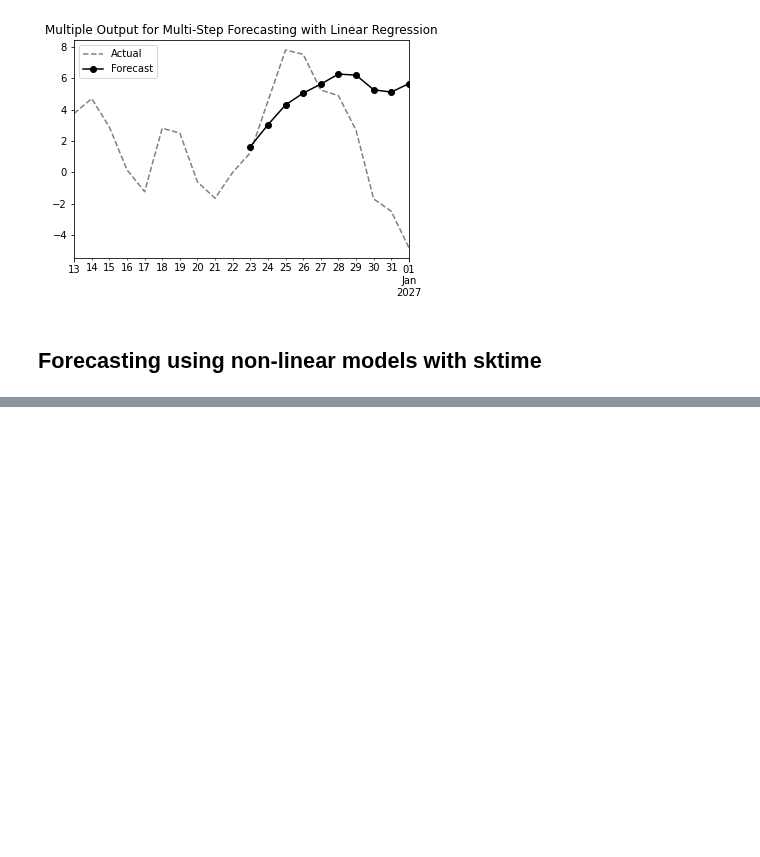
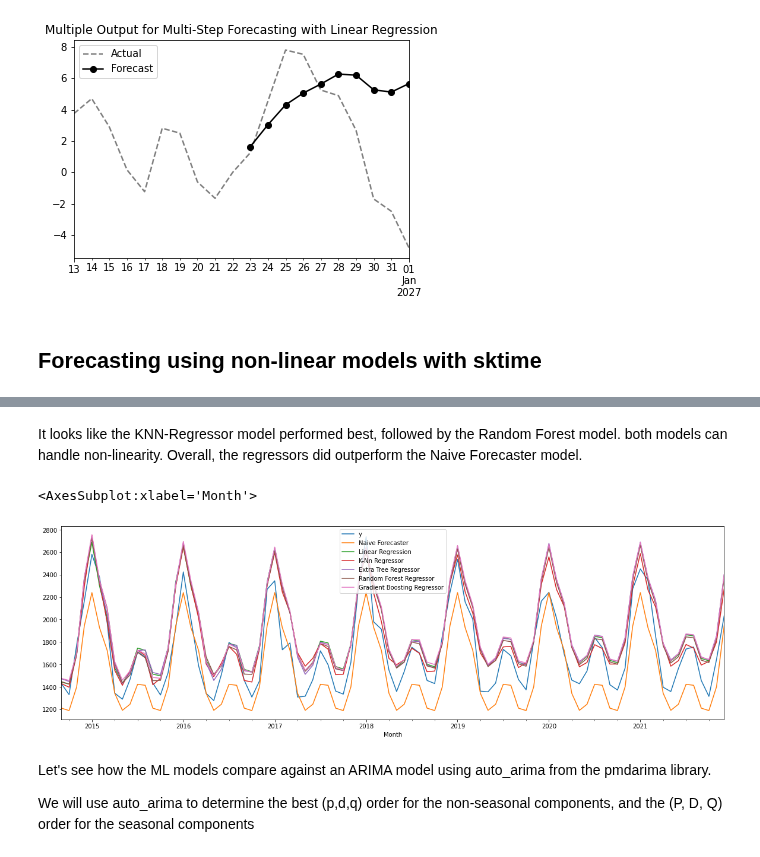
Before and after one commit to LaurbergMJ/TimeSeriesAnalysisWithPythonCookbook, a Jupyter notebook: Ch12.ipynb, the cells around one changed output, grey strips where cells are left out. Cells and saved outputs as stored; diff of their text form; code cells hidden in the pictures; blank space fills up the shorter version.

```diff
--- a/Ch12.ipynb
+++ b/Ch12.ipynb
@@ -585,0 +598,23 @@ plt.legend(['Actual', 'Forecast'])
+# %%
+def make_forecast(data, n, regressor, window=12):
+    fh = ForecastingHorizon(np.arange(n) + 1, is_relative=True)
+    forecaster = [
+        ("deseasonalize", Deseasonalizer(sp=12, model="additive")),
+        ("detrend", Detrender(forecaster=PolynomialTrendForecaster(degree=1)))]
+
+    if not isinstance(regressor, NaiveForecaster):
+        reg = ("forecaster", make_reduction(
+            regressor,
+            strategy="recursive",
+            window_length=window,
+            scitype='tabular-regressor'))
+        forecaster.append(reg)
+        model = TransformedTargetForecaster(forecaster).fit(data.values)
+    else:
+        model = regressor.fit(data.values)
+
+    predicted = pd.Series(
+        model.predict(fh=fh).reshape(-1),
+        index = test.index)
+
+    return predicted
@@ -585,0 +691,11 @@ plt.legend(['Actual', 'Forecast'])
+# %% [markdown]
+It looks like the KNN-Regressor model performed best, followed by the Random Forest model. both models can handle non-linearity. Overall, the regressors did outperform the Naive Forecaster model.
+# %%
+test.plot(subplots=False, figsize=(20, 6))
+# %% [output]
+<AxesSubplot:xlabel='Month'>
+[figure, added]
+# %% [markdown]
+Let's see how the ML models compare against an ARIMA model using auto_arima from the pmdarima library.
+
+We will use auto_arima to determine the best (p,d,q) order for the non-seasonal components, and the (P, D, Q) order for the seasonal components
```
Also changed, not shown: parts of 28 cells of this notebook.
